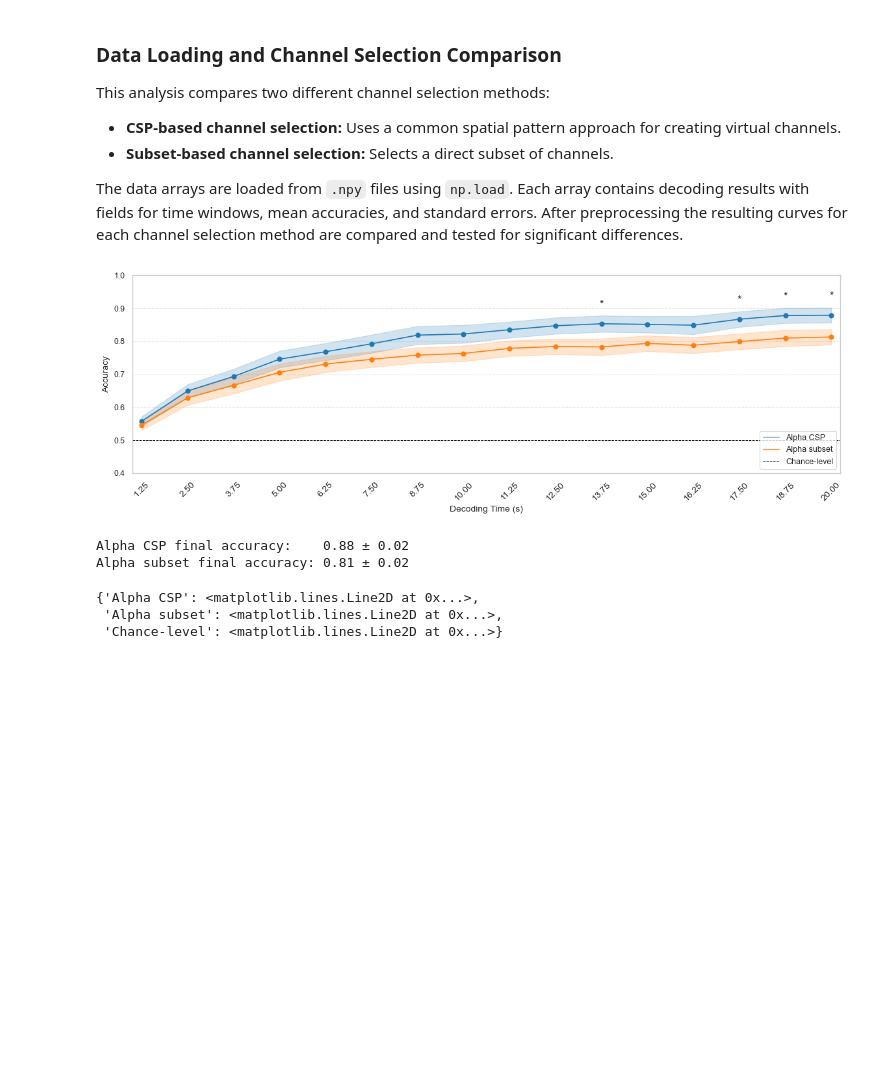
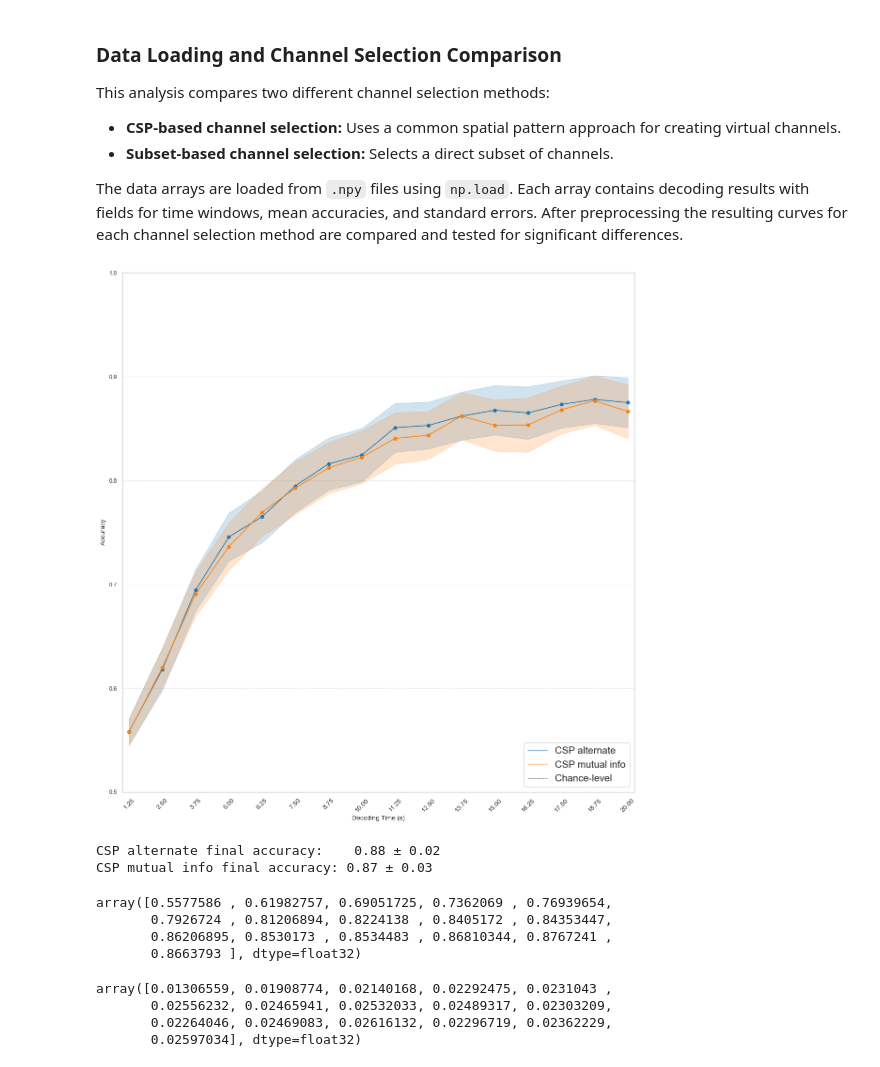
Before and after one commit to rvodila/Decoding-Covert-Attention-2025, a Jupyter notebook: Notebooks/Alpha/alpha_channel_selection_arena.ipynb, the cells around one changed output. Drawn from its saved outputs; the diff is of its cells as text; code cells hidden in the pictures; blank space fills up the shorter version.

```diff
--- a/Notebooks/Alpha/alpha_channel_selection_arena.ipynb
+++ b/Notebooks/Alpha/alpha_channel_selection_arena.ipynb
@@ -29,8 +29,8 @@ fig_dir = join(manuscript_dir, 'figures')
 
 n_comp = n_channels = 6
 task = 'covert'
-subset_curve = join(m_noica_dir, f"{task}_lda_alphaSUBSET_decC_64_noica.npz")
-csp_curve = join(m_noica_dir, f'{task}_lda_alphaCSP_decC_64_noica.npz')
+subset_curve = join(m_ica_dir, f"{task}_lda_alphaCSP_MI_decC_64_ica.npz")
+csp_curve = join(m_ica_dir, f'{task}_lda_alphaCSP_decC_64_ica.npz')
 # %%
 # Function to preprocess each array
 def preprocess(results_array):
@@ -68,7 +68,7 @@ x_bins = np.linspace(5, 80, 16, dtype=int)
 x_sec  = x_bins * 0.25
 
 # ── Figure & axes ─────────────────────────────────────────────────────────
-fig, ax = plt.subplots(figsize=(11.69, 4))
+fig, ax = plt.subplots(figsize=(11.69, 12))
 
 # ── Plot curve 1 (CSP, blue) ──────────────────────────────────────────────
 ax.plot(x_sec, mean_accuracies1,
@@ -83,7 +83,7 @@ ax.fill_between(x_sec,
 ax.axhline(mean_accuracies1[-1],
            xmin=0, xmax=0.0,
            color='tab:blue', linestyle='-',
-           linewidth=0.9, alpha=0.8, label = 'Alpha CSP')
+           linewidth=0.9, alpha=0.8, label = 'CSP alternate')
 
 # ── Plot curve 2 (subset, orange) ─────────────────────────────────────────
 ax.plot(x_sec, mean_accuracies2,
@@ -97,7 +97,7 @@ ax.fill_between(x_sec,
 ax.axhline(mean_accuracies2[-1],
            xmin=0, xmax=0.0,
            color='tab:orange', linestyle='-',
-           linewidth=0.9, alpha=0.8, label = 'Alpha subset')
+           linewidth=0.9, alpha=0.8, label = 'CSP mutual info')
 
 # ── Significance markers (z-test per time-bin) ────────────────────────────
 z_vals = (mean_accuracies1 - mean_accuracies2) / np.sqrt(mean_ses1**2 + mean_ses2**2)
@@ -111,43 +111,51 @@ for xi, p, top1, top2 in zip(x_sec, p_vals,
                 ha='center', va='bottom', fontsize=12)
 
 # ── Chance-level reference line ───────────────────────────────────────────
 ax.axhline(0.5, color='k', linestyle='--', linewidth=0.7,
            label='Chance-level')
 
 # ── Axis formatting ───────────────────────────────────────────────────────
 ax.set_xlabel('Decoding Time (s)', fontsize=10)
 ax.set_ylabel('Accuracy',          fontsize=10)
-ax.set_ylim(0.40, 1.00)
+ax.set_ylim(0.5, 1)
 ax.set_xlim(x_sec.min() - 0.25, x_sec.max() + 0.25)
 ax.set_xticks(x_sec)
 ax.tick_params(axis='x', labelsize=10, rotation=45)
 ax.yaxis.grid(True, linestyle='--', alpha=0.5)   # horizontal grid
 ax.xaxis.grid(False)                             # no vertical grid
 
 # ── Legend (deduplicated) ─────────────────────────────────────────────────
 handles, labels = ax.get_legend_handles_labels()
 by_label = dict(zip(labels, handles))
 ax.legend(by_label.values(), by_label.keys(),
-          loc='lower right', fontsize=9)
+          loc='lower right', fontsize=15)
 
 plt.tight_layout()
 
 # ── Save  ───────────────────────────────────────────────────────────
 os.makedirs(fig_dir, exist_ok=True)
 pdf_path = os.path.join(fig_dir, 'decoding_alpha_arena.pdf')
 plt.savefig(pdf_path, format='pdf', dpi=300, bbox_inches='tight')
 plt.show()
 
 
-print(f"Alpha CSP final accuracy:    {mean_accuracies1[-1]:.2f} ± {mean_ses1[-1]:.2f}")
-print(f"Alpha subset final accuracy: {mean_accuracies2[-1]:.2f} ± {mean_ses2[-1]:.2f}")
+print(f"CSP alternate final accuracy:    {mean_accuracies1[-1]:.2f} ± {mean_ses1[-1]:.2f}")
+print(f"CSP mutual info final accuracy: {mean_accuracies2[-1]:.2f} ± {mean_ses2[-1]:.2f}")
 # %% [output]
-[figure, old version]
+[figure, new version]
-Alpha CSP final accuracy:    0.88 ± 0.02
-Alpha subset final accuracy: 0.81 ± 0.02
+CSP alternate final accuracy:    0.88 ± 0.02
+CSP mutual info final accuracy: 0.87 ± 0.03
-# %%
-by_label
-# %% [output]
-{'Alpha CSP': <matplotlib.lines.Line2D at 0x...>,
- 'Alpha subset': <matplotlib.lines.Line2D at 0x...>,
- 'Chance-level': <matplotlib.lines.Line2D at 0x...>}
+# %%
+mean_accuracies2
+# %% [output]
+array([0.5577586 , 0.61982757, 0.69051725, 0.7362069 , 0.76939654,
+       0.7926724 , 0.81206894, 0.8224138 , 0.8405172 , 0.84353447,
+       0.86206895, 0.8530173 , 0.8534483 , 0.86810344, 0.8767241 ,
+       0.8663793 ], dtype=float32)
+# %%
+mean_ses2
+# %% [output]
+array([0.01306559, 0.01908774, 0.02140168, 0.02292475, 0.0231043 ,
+       0.02556232, 0.02465941, 0.02532033, 0.02489317, 0.02303209,
+       0.02264046, 0.02469083, 0.02616132, 0.02296719, 0.02362229,
+       0.02597034], dtype=float32)
```
Also changed, not shown: 14 other files.
